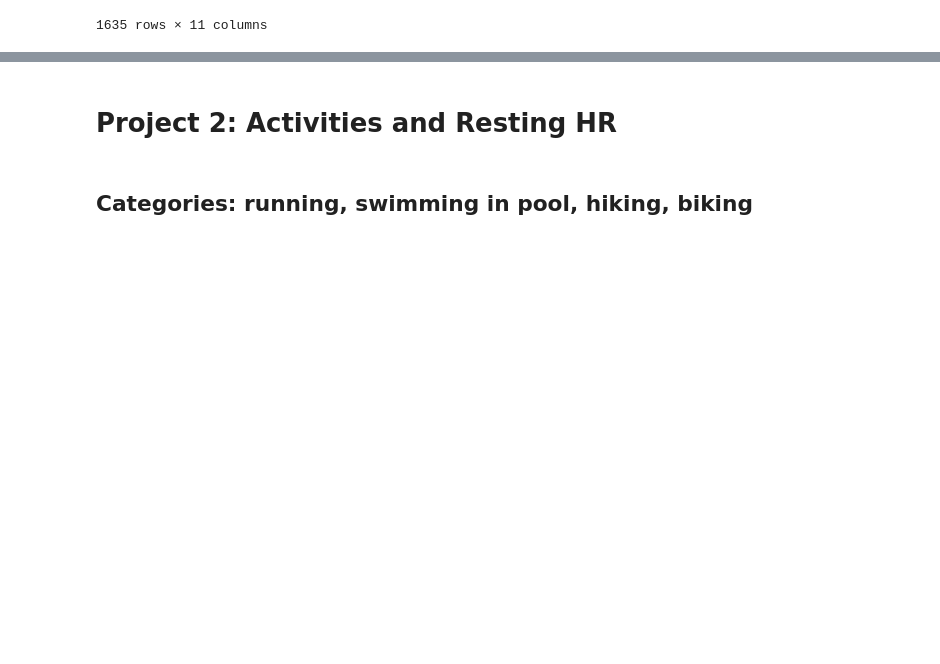
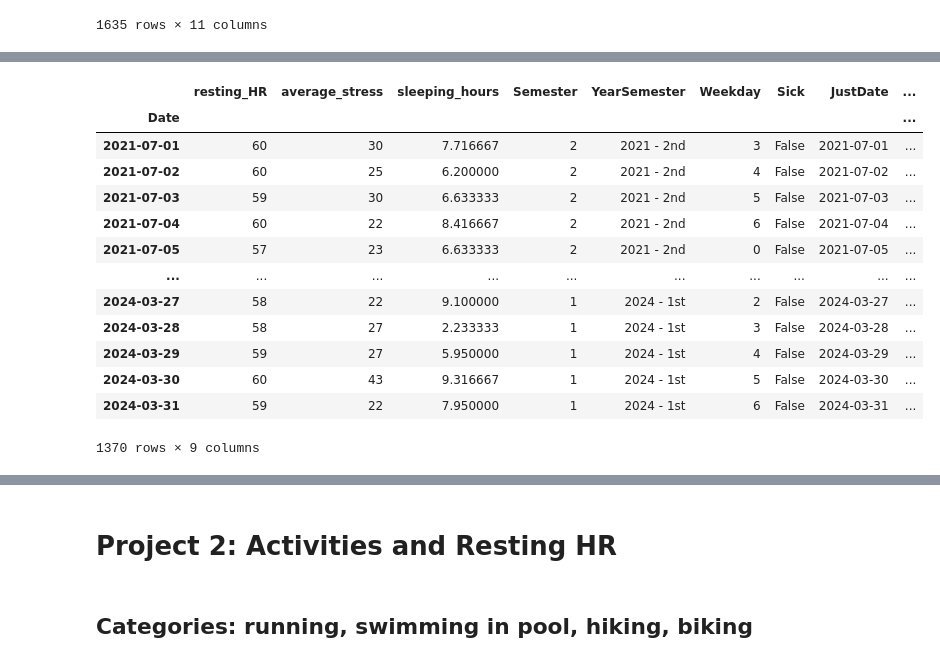
Before and after one commit to cats-and-the-city/playground, a Jupyter notebook: GarminDataStressWellnessActivities.ipynb, the cells around one changed output, grey strips where cells are left out. Cells and saved outputs as stored; diff of their text form; code cells hidden in the pictures; blank space fills up the shorter version.

```diff
--- a/GarminDataStressWellnessActivities.ipynb
+++ b/GarminDataStressWellnessActivities.ipynb
@@ -788,0 +799,27 @@ plt.show()
+# %%
+from sklearn.cluster import KMeans
+
+# Check for any NaN values and drop or fill them
+healthKM_df = health_df.dropna(subset=['resting_HR', 'average_stress'])
+
+# Optionally, standardize the features (often recommended for clustering)
+#from sklearn.preprocessing import StandardScaler
+#scaler = StandardScaler()
+#merged_df[['resting_HR', 'average_stress']] = scaler.fit_transform(merged_df[['resting_HR', 'average_stress']])
+
+healthKM_df
+# %% [output]
+|  | resting_HR | average_stress | sleeping_hours | Semester | YearSemester | Weekday | Sick | JustDate | ... |
+| Date |  |  |  |  |  |  |  |  | ... |
+| 2021-07-01 | 60 | 30 | 7.716667 | 2 | 2021 - 2nd | 3 | False | 2021-07-01 | ... |
+| 2021-07-02 | 60 | 25 | 6.200000 | 2 | 2021 - 2nd | 4 | False | 2021-07-02 | ... |
+| 2021-07-03 | 59 | 30 | 6.633333 | 2 | 2021 - 2nd | 5 | False | 2021-07-03 | ... |
+| 2021-07-04 | 60 | 22 | 8.416667 | 2 | 2021 - 2nd | 6 | False | 2021-07-04 | ... |
+| 2021-07-05 | 57 | 23 | 6.633333 | 2 | 2021 - 2nd | 0 | False | 2021-07-05 | ... |
+| ... | ... | ... | ... | ... | ... | ... | ... | ... | ... |
+| 2024-03-27 | 58 | 22 | 9.100000 | 1 | 2024 - 1st | 2 | False | 2024-03-27 | ... |
+| 2024-03-28 | 58 | 27 | 2.233333 | 1 | 2024 - 1st | 3 | False | 2024-03-28 | ... |
+| 2024-03-29 | 59 | 27 | 5.950000 | 1 | 2024 - 1st | 4 | False | 2024-03-29 | ... |
+| 2024-03-30 | 60 | 43 | 9.316667 | 1 | 2024 - 1st | 5 | False | 2024-03-30 | ... |
+| 2024-03-31 | 59 | 22 | 7.950000 | 1 | 2024 - 1st | 6 | False | 2024-03-31 | ... |
+1370 rows × 9 columns
```
Also changed, not shown: parts of 10 cells of this notebook.
